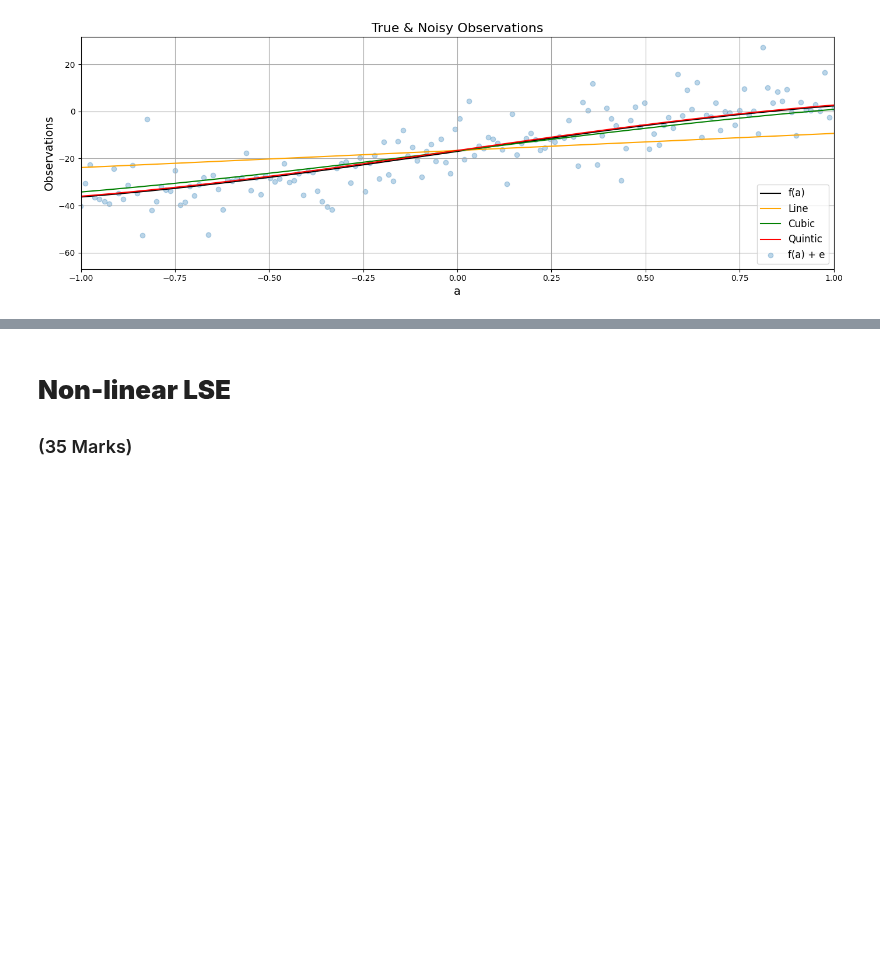
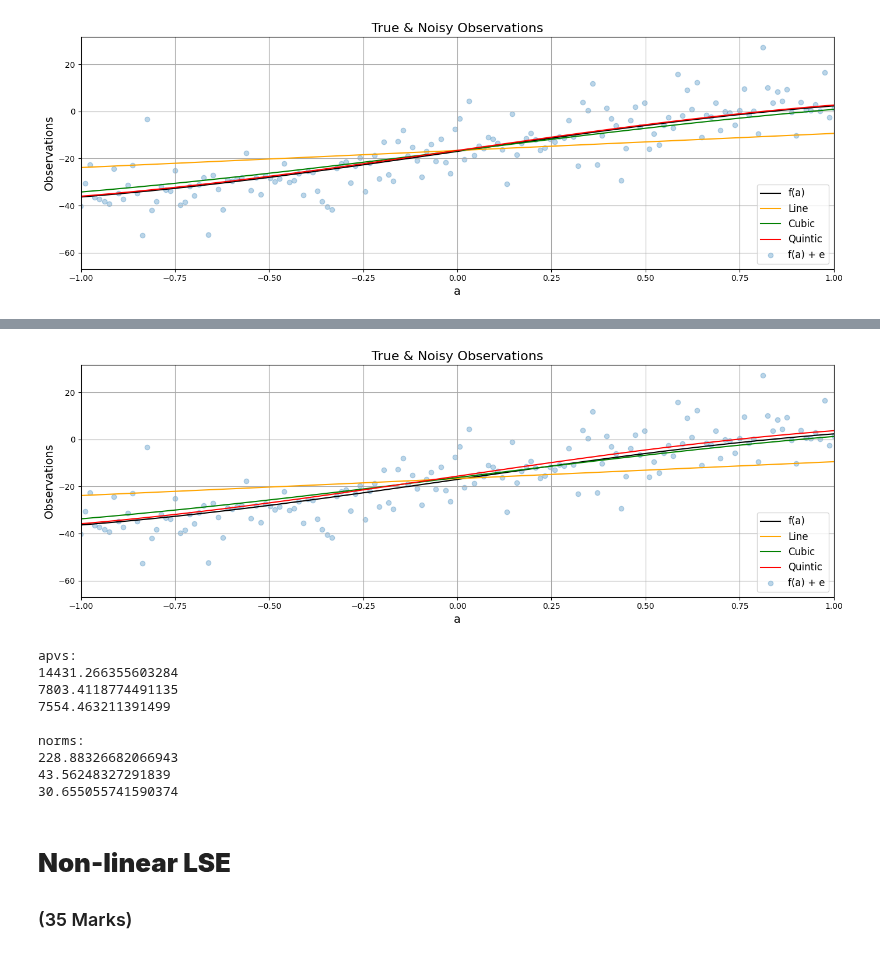
Before and after one commit to quinnledingham/engg680_2024_fall, a Jupyter notebook: Lab_Assignment2/LeastSquareEstimation.ipynb, the cells around one changed output, grey strips where cells are left out. Drawn from its saved outputs; the diff is of its cells as text; code cells hidden in the pictures; blank space fills up the shorter version.

```diff
--- a/Lab_Assignment2/LeastSquareEstimation.ipynb
+++ b/Lab_Assignment2/LeastSquareEstimation.ipynb
@@ -51,7 +51,7 @@ arr_data = df_data.to_numpy() # Dataframe is converted to numpy array
 #store the noisy observations, variance of observations and true observations into numpy arrays seperately
 # (1 mark)
 l = arr_data[:,0] # 1st Column = observations with noise
-l_var = arr_data[1:0] # 2nd Column = variance of observations
+l_var = arr_data[:,1] # 2nd Column = variance of observations
 l_true = arr_data[:,2] # 3rd Column = True observations
 # %%
 # step 3
@@ -220,4 +235,5 @@ fig.tight_layout()
 # now, let's define the P matrix with the proper weights of observation
 # use the variance of observation l_var, define P matrix
 # (1 mark)
-P = #...
+P = np.diag(l_var)
+print(P)
@@ -229,3 +248,64 @@ P = #...
+# %%
+# step 13
+# repeat the steps 6-10, using the proper P matrix
+# (10 marks)
+
+x_1, cov_x_1, apv_1, v_1 = fit_polynomial_curve(a, l, P, 1) # polynomial deg 1
+x_3, cov_x_3, apv_3, v_3 = fit_polynomial_curve(a, l, P, 3) # polynomial deg 3
+x_5, cov_x_5, apv_5, v_5 = fit_polynomial_curve(a, l, P, 5) # polynomial deg 5
+
+line_uw = np.polyval(np.flip(x_1), a) # Flipping the coefficient array x_1
+cubic_uw = np.polyval(np.flip(x_3), a) # Flipping the coefficient array x_3
+quintic_uw = np.polyval(np.flip(x_5), a) # Flipping the coefficient array x_5
+
+fig, ax = plt.subplots(nrows=1, ncols=1, figsize=(14, 5))
+
+ax.plot(a, l_true, label='f(a)', color='k') # plotting the true observations (Color representation shown at output for f(a))
+
+ax.plot(a, line_uw, label='Line', color='orange') # linear polynomial
+ax.plot(a, cubic_uw, label='Cubic', color='green') # cubic polynomial
+ax.plot(a, quintic_uw, label='Quintic', color='red') # quintic polynomial
+
+ax.scatter(a, l, label='f(a) + e', color='tab:blue', marker='o', alpha=0.3) #Plotting the noisy observations
+
+ax.set_xlabel('a', fontsize=14) # axis lables
+ax.set_ylabel('Observations', fontsize=14) # axis lablels
+
+ax.set_title('True & Noisy Observations', fontsize=16) # title for the graph
+
+ax.set_xlim([-1, 1]) # range provided
+
+ax.grid(True, which='both',ls='-',color='0.65') # adding grid
+fig.tight_layout() # prevention of clipping
+
+ax.legend(fontsize=12) # adding a legend
+
+plt.show()
+
+ax.grid(True, which='both',ls='-',color='0.65')
+
+fig.tight_layout()
+
+print("apvs:")
+print(apv_1)
+print(apv_3)
+print(apv_5)
+
+print("\nnorms:")
+print(np.linalg.norm(line_uw - l_true))
+print(np.linalg.norm(cubic_uw - l_true))
+print(np.linalg.norm(quintic_uw - l_true))
+# %% [output]
+[figure, added]
+apvs:
+14431.266355603284
+7803.4118774491135
+7554.463211391499
+
+norms:
+228.88326682066943
+43.56248327291839
+30.655055741590374
 # %%
 # step 14
 # Compare the results of a posterier variance factor and norm from unweighted LSE and weighted LSE, what phenomena do you observe? Explain this phenomena.
```
Also changed, not shown: parts of 6 cells of this notebook.
